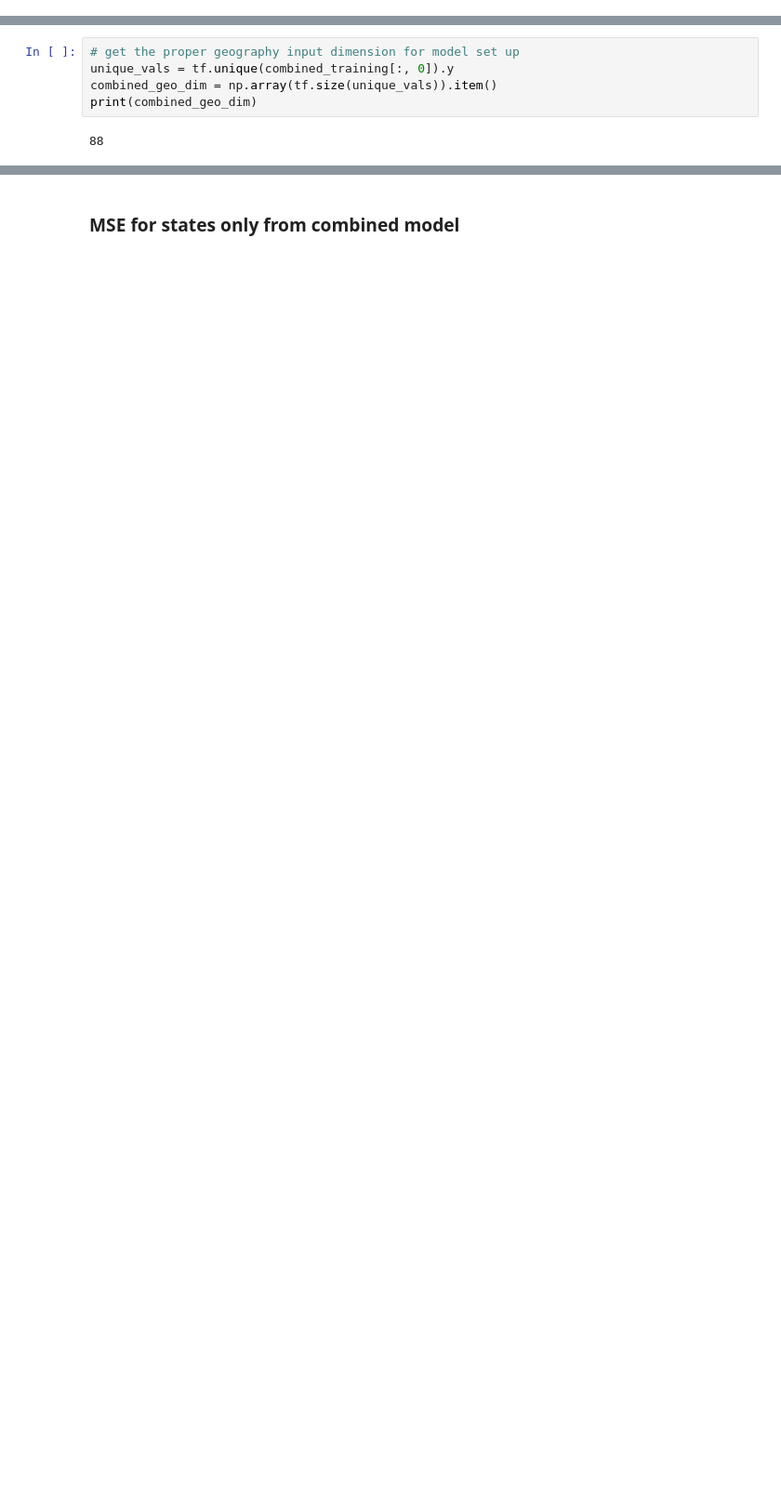
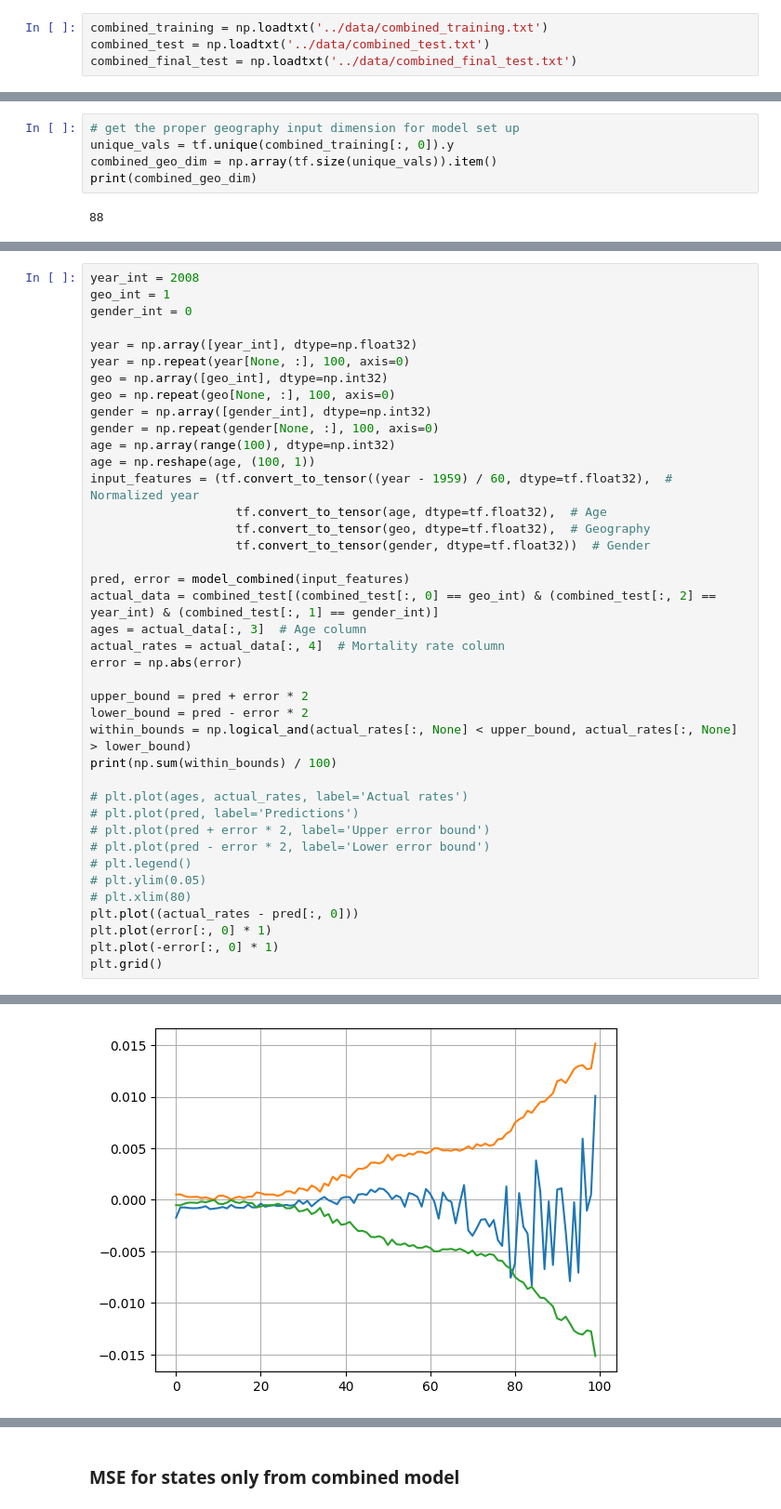
Before and after one commit to paigenpark/deep-mort, a Jupyter notebook: code/evaluate_models.ipynb, the cells around one changed output, grey strips where cells are left out. Shown at 93% size. Cells and saved outputs as stored; diff of their text form; blank space fills up the shorter version.

```diff
--- a/code/evaluate_models.ipynb
+++ b/code/evaluate_models.ipynb
@@ -120,0 +45,4 @@ array([['AK', '0'],
+# %%
+combined_training = np.loadtxt('../data/combined_training.txt')
+combined_test = np.loadtxt('../data/combined_test.txt')
+combined_final_test = np.loadtxt('../data/combined_final_test.txt')
@@ -207,0 +309,41 @@ print(combined_geo_dim)
+# %%
+year_int = 2008
+geo_int = 1
+gender_int = 0
+
+year = np.array([year_int], dtype=np.float32)
+year = np.repeat(year[None, :], 100, axis=0)
+geo = np.array([geo_int], dtype=np.int32)
+geo = np.repeat(geo[None, :], 100, axis=0)
+gender = np.array([gender_int], dtype=np.int32)
+gender = np.repeat(gender[None, :], 100, axis=0)
+age = np.array(range(100), dtype=np.int32)
+age = np.reshape(age, (100, 1))
+input_features = (tf.convert_to_tensor((year - 1959) / 60, dtype=tf.float32),  # Normalized year
+                    tf.convert_to_tensor(age, dtype=tf.float32),  # Age
+                    tf.convert_to_tensor(geo, dtype=tf.float32),  # Geography
+                    tf.convert_to_tensor(gender, dtype=tf.float32))  # Gender
+
+pred, error = model_combined(input_features)
+actual_data = combined_test[(combined_test[:, 0] == geo_int) & (combined_test[:, 2] == year_int) & (combined_test[:, 1] == gender_int)]
+ages = actual_data[:, 3]  # Age column
+actual_rates = actual_data[:, 4]  # Mortality rate column
+error = np.abs(error)
+
+upper_bound = pred + error * 2
+lower_bound = pred - error * 2
+within_bounds = np.logical_and(actual_rates[:, None] < upper_bound, actual_rates[:, None] > lower_bound)
+print(np.sum(within_bounds) / 100)
+
+# plt.plot(ages, actual_rates, label='Actual rates')
+# plt.plot(pred, label='Predictions')
+# plt.plot(pred + error * 2, label='Upper error bound')
+# plt.plot(pred - error * 2, label='Lower error bound')
+# plt.legend()
+# plt.ylim(0.05)
+# plt.xlim(80)
+plt.plot((actual_rates - pred[:, 0]))
+plt.plot(error[:, 0] * 1)
+plt.plot(-error[:, 0] * 1)
+plt.grid()
+# %% [output]
@@ -208 +351,2 @@ print(combined_geo_dim)
+[figure, added]
 # %%
```
Also changed, not shown: parts of 75 cells of this notebook, 16 other files.
